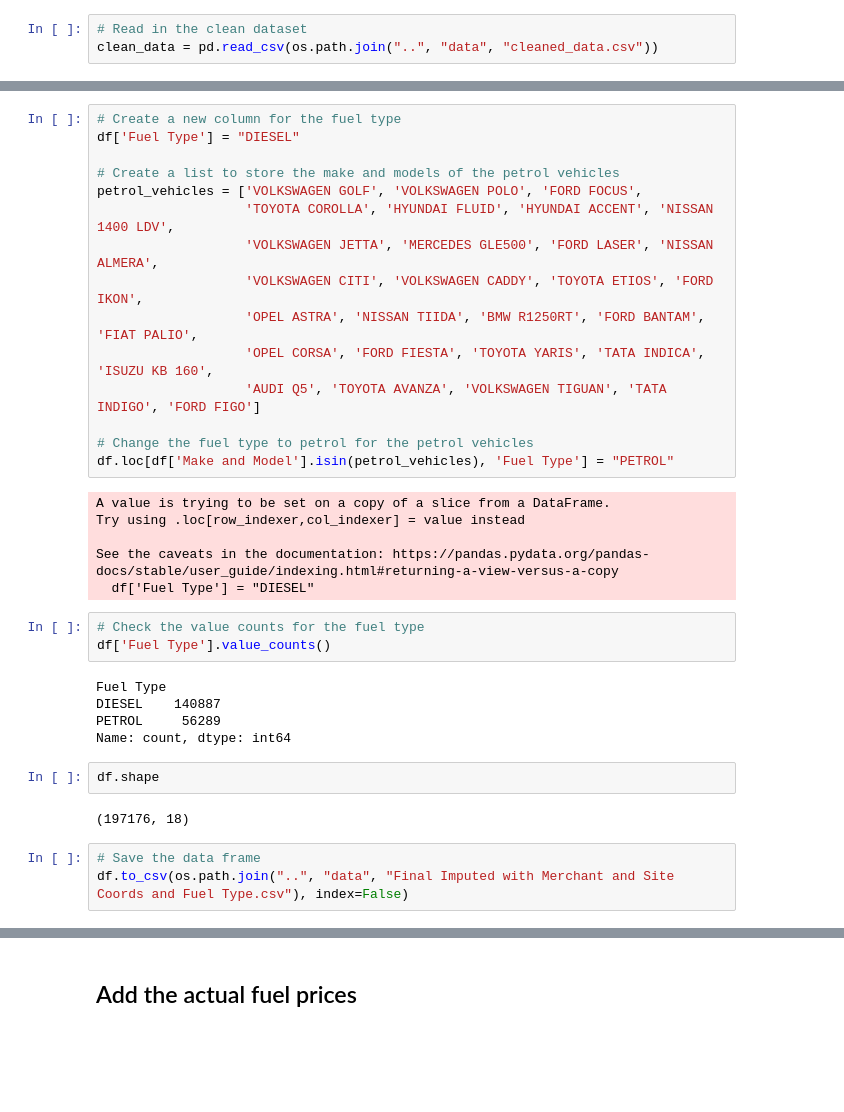
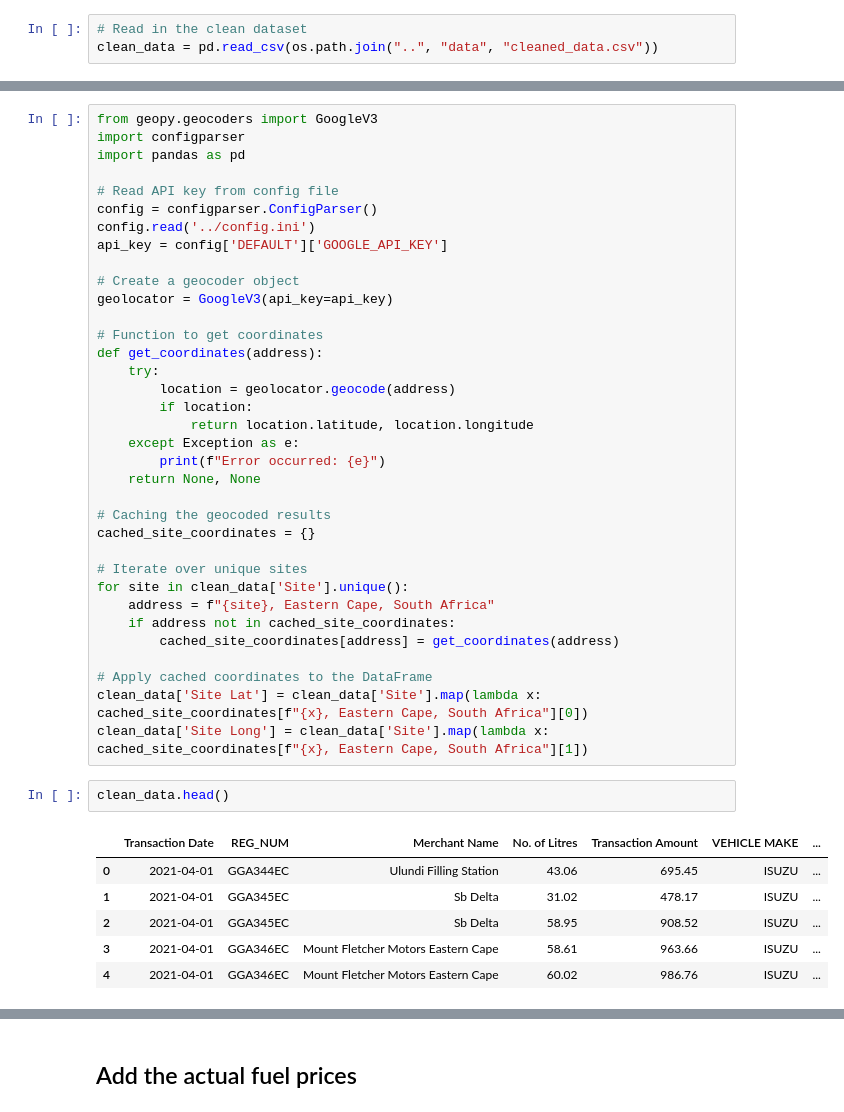
Before and after one commit to Jared-T/masters-dissertation, a Jupyter notebook: notebooks/Final_Data_Prep.ipynb, the cells around one changed output, grey strips where cells are left out. Saved outputs shown, nothing was run; the diff lists cells and outputs as text; blank space fills up the shorter version.

```diff
--- a/notebooks/Final_Data_Prep.ipynb
+++ b/notebooks/Final_Data_Prep.ipynb
@@ -2265,36 +665,44 @@ df = df[df['Make and Model'] != 'TOYOTA HINO 300']
-# %%
-# Create a new column for the fuel type
-df['Fuel Type'] = "DIESEL"
-
-# Create a list to store the make and models of the petrol vehicles
-petrol_vehicles = ['VOLKSWAGEN GOLF', 'VOLKSWAGEN POLO', 'FORD FOCUS',
-                   'TOYOTA COROLLA', 'HYUNDAI FLUID', 'HYUNDAI ACCENT', 'NISSAN 1400 LDV',
-                   'VOLKSWAGEN JETTA', 'MERCEDES GLE500', 'FORD LASER', 'NISSAN ALMERA',
-                   'VOLKSWAGEN CITI', 'VOLKSWAGEN CADDY', 'TOYOTA ETIOS', 'FORD IKON',
-                   'OPEL ASTRA', 'NISSAN TIIDA', 'BMW R1250RT', 'FORD BANTAM', 'FIAT PALIO',
-                   'OPEL CORSA', 'FORD FIESTA', 'TOYOTA YARIS', 'TATA INDICA', 'ISUZU KB 160',
-                   'AUDI Q5', 'TOYOTA AVANZA', 'VOLKSWAGEN TIGUAN', 'TATA INDIGO', 'FORD FIGO']
-
-# Change the fuel type to petrol for the petrol vehicles
-df.loc[df['Make and Model'].isin(petrol_vehicles), 'Fuel Type'] = "PETROL"
-# %% [output]
-A value is trying to be set on a copy of a slice from a DataFrame.
-Try using .loc[row_indexer,col_indexer] = value instead
-
-See the caveats in the documentation: https://pandas.pydata.org/pandas-docs/stable/user_guide/indexing.html#returning-a-view-versus-a-copy
-  df['Fuel Type'] = "DIESEL"
-# %%
-# Check the value counts for the fuel type
-df['Fuel Type'].value_counts()
-# %% [output]
-Fuel Type
-DIESEL    140887
-PETROL     56289
-Name: count, dtype: int64
-# %%
-df.shape
-# %% [output]
-(197176, 18)
-# %%
-# Save the data frame
-df.to_csv(os.path.join("..", "data", "Final Imputed with Merchant and Site Coords and Fuel Type.csv"), index=False)
+# %%
+from geopy.geocoders import GoogleV3
+import configparser
+import pandas as pd
+
+# Read API key from config file
+config = configparser.ConfigParser()
+config.read('../config.ini')
+api_key = config['DEFAULT']['GOOGLE_API_KEY']
+
+# Create a geocoder object
+geolocator = GoogleV3(api_key=api_key)
+
+# Function to get coordinates
+def get_coordinates(address):
+    try:
+        location = geolocator.geocode(address)
+        if location:
+            return location.latitude, location.longitude
+    except Exception as e:
+        print(f"Error occurred: {e}")
+    return None, None
+
+# Caching the geocoded results
+cached_site_coordinates = {}
+
+# Iterate over unique sites
+for site in clean_data['Site'].unique():
+    address = f"{site}, Eastern Cape, South Africa"
+    if address not in cached_site_coordinates:
+        cached_site_coordinates[address] = get_coordinates(address)
+
+# Apply cached coordinates to the DataFrame
+clean_data['Site Lat'] = clean_data['Site'].map(lambda x: cached_site_coordinates[f"{x}, Eastern Cape, South Africa"][0])
+clean_data['Site Long'] = clean_data['Site'].map(lambda x: cached_site_coordinates[f"{x}, Eastern Cape, South Africa"][1])
+# %%
+clean_data.head()
+# %% [output]
+|  | Transaction Date | REG_NUM | Merchant Name | No. of Litres | Transaction Amount | VEHICLE MAKE | ... |
+| 0 | 2021-04-01 | GGA344EC | Ulundi Filling Station | 43.06 | 695.45 | ISUZU | ... |
+| 1 | 2021-04-01 | GGA345EC | Sb Delta | 31.02 | 478.17 | ISUZU | ... |
+| 2 | 2021-04-01 | GGA345EC | Sb Delta | 58.95 | 908.52 | ISUZU | ... |
+| 3 | 2021-04-01 | GGA346EC | Mount Fletcher Motors Eastern Cape | 58.61 | 963.66 | ISUZU | ... |
+| 4 | 2021-04-01 | GGA346EC | Mount Fletcher Motors Eastern Cape | 60.02 | 986.76 | ISUZU | ... |
```
Also changed, not shown: parts of 198 cells of this notebook, 1 other file.
